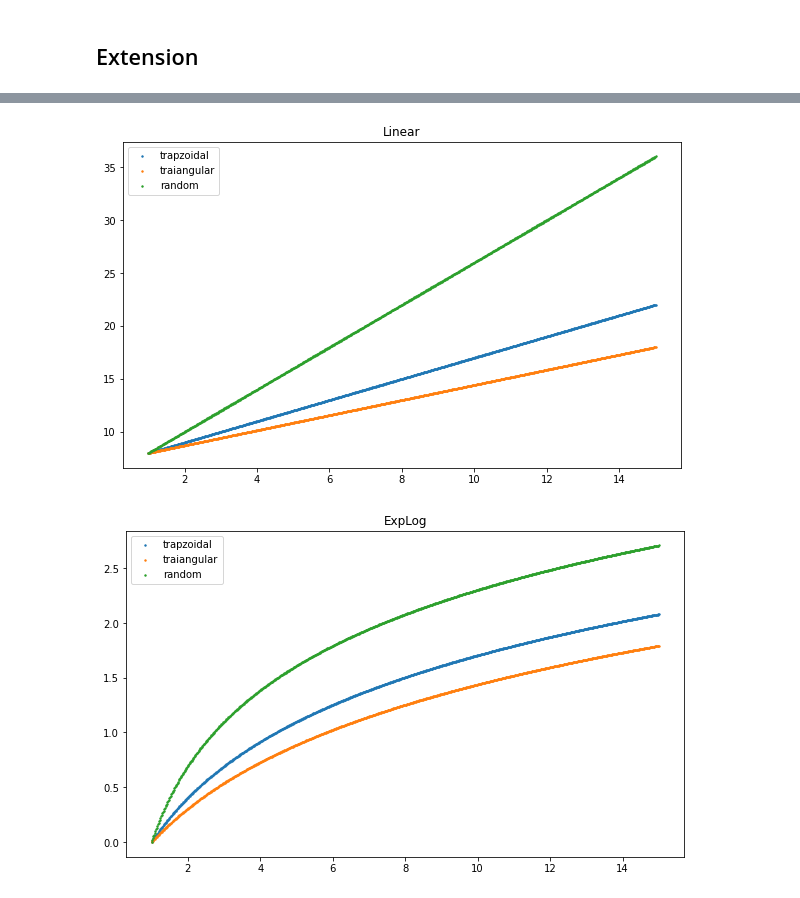
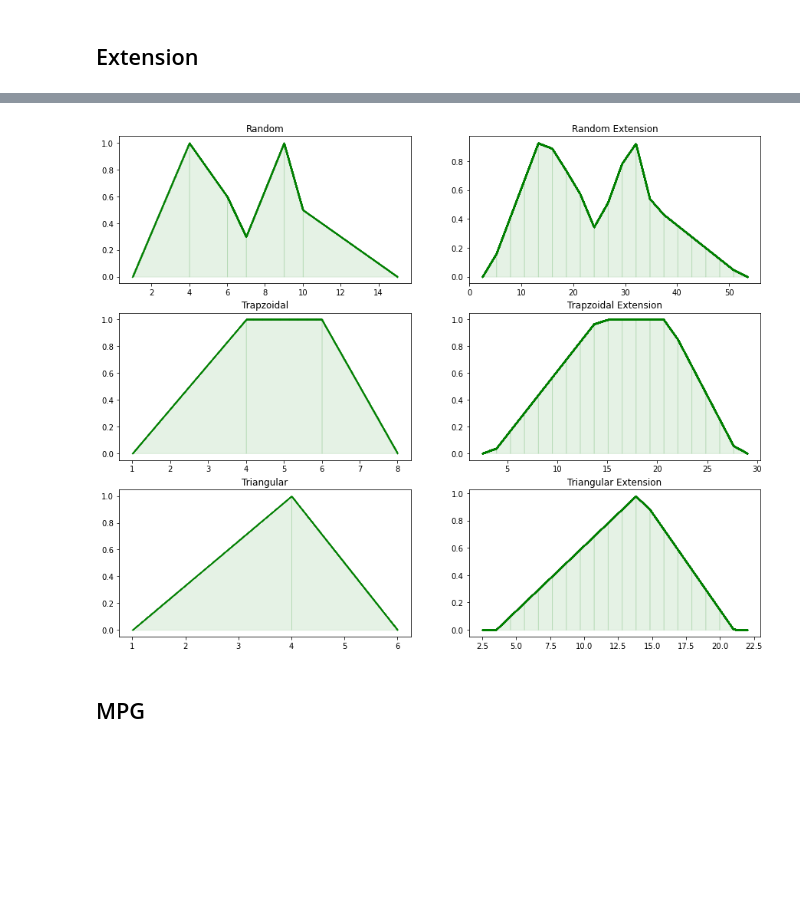
Before and after one commit to AmineYK/Explainable-Artificial-Intelligence, a Jupyter notebook: fuzzy_sets.ipynb, the cells around one changed output, grey strips where cells are left out. Cells and saved outputs as stored; diff of their text form; code cells hidden in the pictures; blank space fills up the shorter version.

```diff
--- a/fuzzy_sets.ipynb
+++ b/fuzzy_sets.ipynb
@@ -604,34 +497,0 @@ plt.show()
-# %%
-linear = Linear()
-
-image_trapzoidal_linear , space = extension(sef_trapzoidal,linear)
-image_traiangular_linear , space = extension(sef_triangular,linear)
-image_random_linear, space = extension(sef_random,linear)
-
-
-plt.figure(figsize=(10,6))
-plt.scatter(space , image_trapzoidal_linear,s=2.0,label="trapzoidal")
-plt.scatter(space , image_traiangular_linear,s=2.0,label="traiangular")
-plt.scatter(space , image_random_linear,s=2.0,label="random")
-plt.legend()
-plt.title("Linear")
-plt.show()
-# %% [output]
-[figure, removed]
-# %%
-explog = ExpLog()
-
-image_trapzoidal_explog, space = extension(sef_trapzoidal,explog)
-image_traiangular_explog, space = extension(sef_triangular,explog)
-image_random_explog, space = extension(sef_random,explog)
-
-
-plt.figure(figsize=(10,6))
-plt.scatter(space , image_trapzoidal_explog,s=2.0,label="trapzoidal")
-plt.scatter(space , image_traiangular_explog,s=2.0,label="traiangular")
-plt.scatter(space , image_random_explog,s=2.0,label="random")
-plt.legend()
-plt.title("ExpLog")
-plt.show()
-# %% [output]
-[figure, removed]
@@ -637,0 +535,21 @@ plt.show()
+# %%
+x = sp.symbols("x", real=True, strict=False)
+phi = Phi(3.5* x, x)
+# %%
+fig, axess = plt.subplots(3,2,figsize=(15,12))
+
+f_B = extension(sef_random, phi)
+display_membership(sef_random,"Random",axess[0,0])
+display_membership(f_B,"Random Extension",axess[0,1])
+
+f_B = extension(sef_trapzoidal, phi)
+display_membership(sef_trapzoidal,"Trapzoidal",axess[1,0])
+display_membership(f_B,"Trapzoidal Extension",axess[1,1])
+
+f_B = extension(sef_triangular, phi)
+display_membership(sef_triangular,"Triangular",axess[2,0])
+display_membership(f_B,"Triangular Extension",axess[2,1])
+# %% [output]
+[figure, added]
+# %% [markdown]
+## MPG
```
Also changed, not shown: parts of 26 cells of this notebook.
